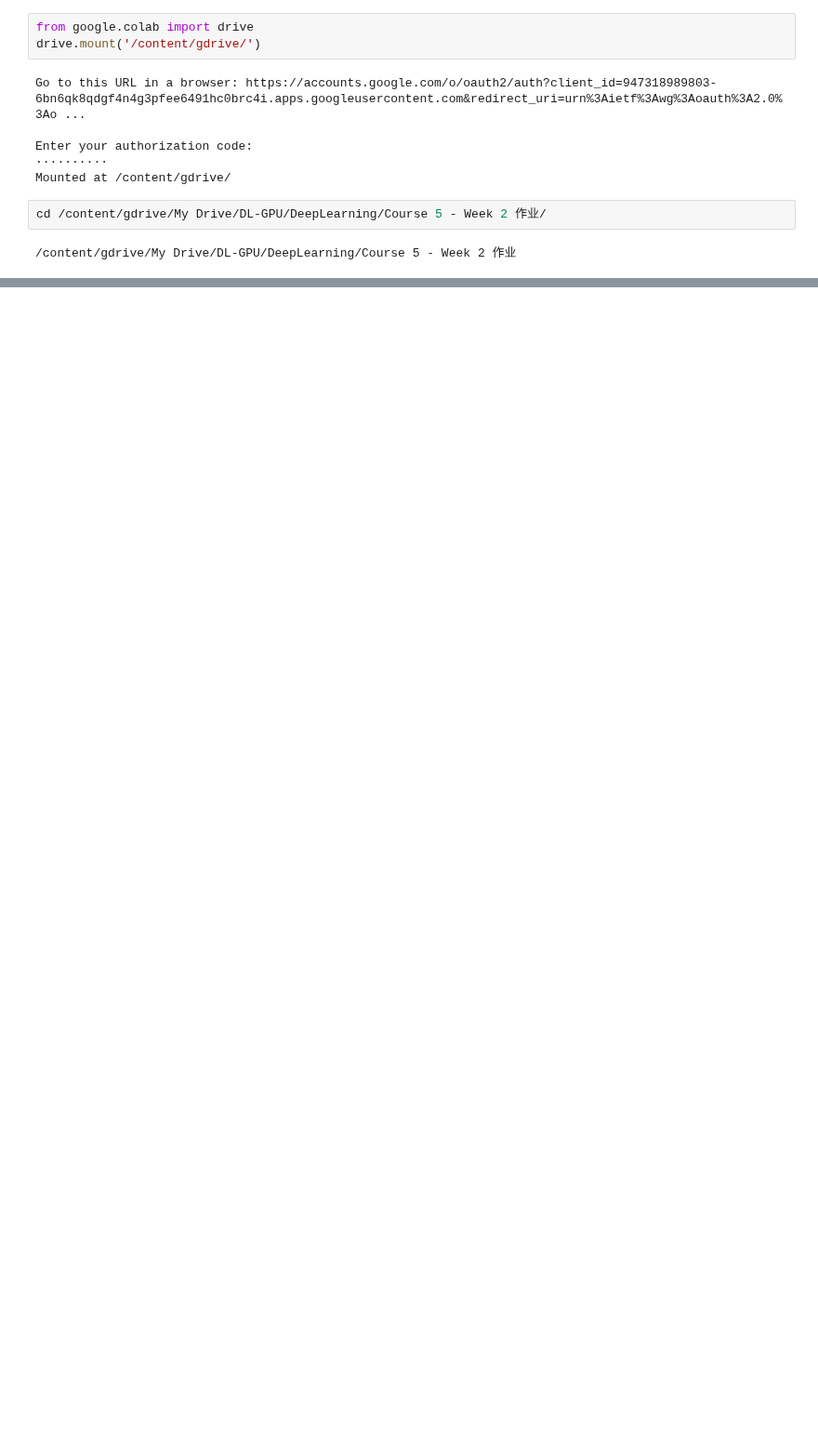
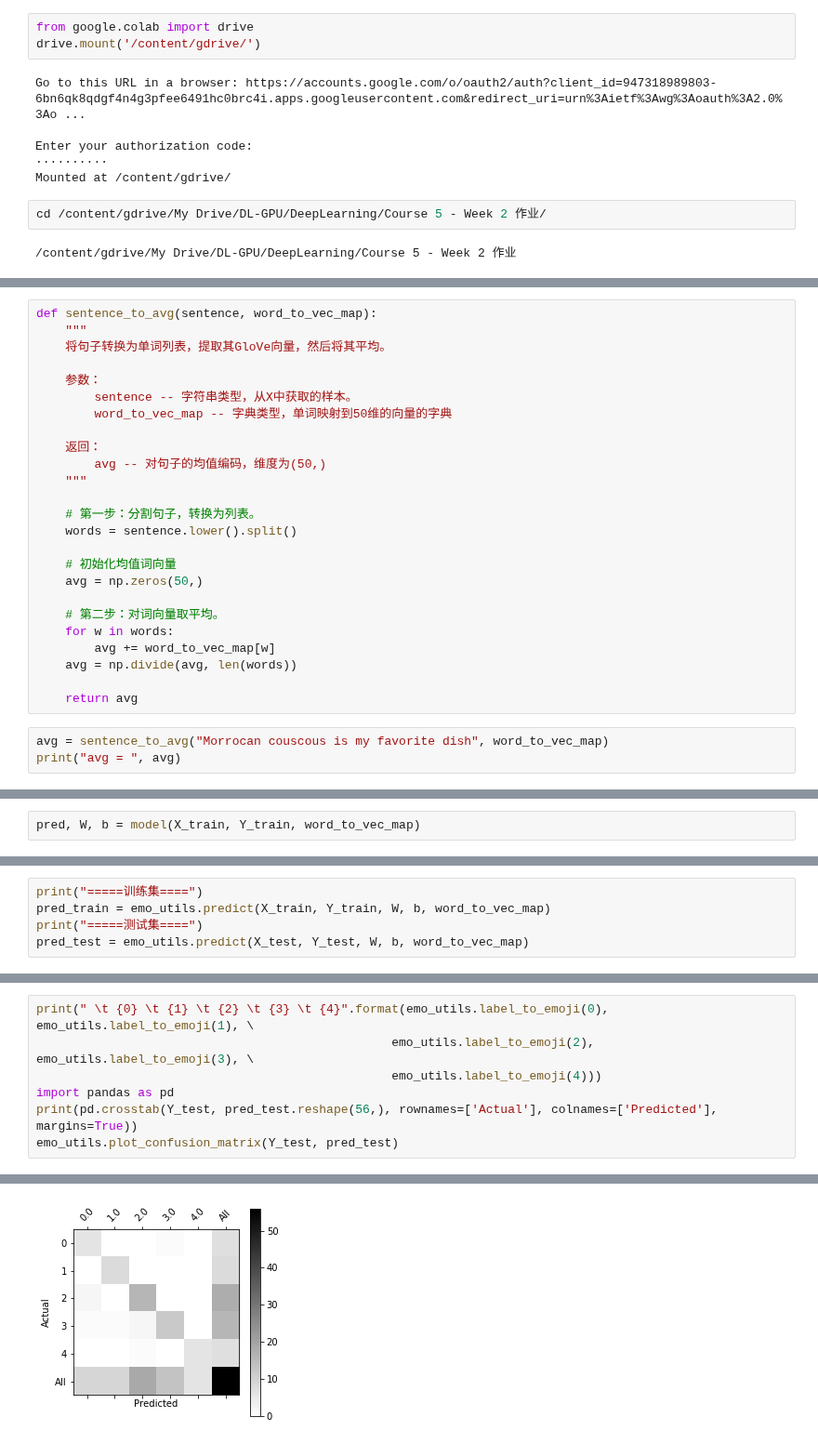
Before and after one commit to xiaochengJF/DeepLearning, a Jupyter notebook: Course_5_Week_2_作业.ipynb, the cells around one changed output, grey strips where cells are left out. Shown at 93% size. Drawn from its saved outputs; the diff is of its cells as text; blank space fills up the shorter version.

```diff
--- a/Course_5_Week_2_作业.ipynb
+++ b/Course_5_Week_2_作业.ipynb
@@ -27,0 +312,28 @@ FileNotFoundError: ignored
+# %%
+def sentence_to_avg(sentence, word_to_vec_map):
+    """
+    将句子转换为单词列表，提取其GloVe向量，然后将其平均。
+
+    参数：
+        sentence -- 字符串类型，从X中获取的样本。
+        word_to_vec_map -- 字典类型，单词映射到50维的向量的字典
+
+    返回：
+        avg -- 对句子的均值编码，维度为(50,)
+    """
+
+    # 第一步：分割句子，转换为列表。
+    words = sentence.lower().split()
+
+    # 初始化均值词向量
+    avg = np.zeros(50,)
+
+    # 第二步：对词向量取平均。
+    for w in words:
+        avg += word_to_vec_map[w]
+    avg = np.divide(avg, len(words))
+
+    return avg
+# %%
+avg = sentence_to_avg("Morrocan couscous is my favorite dish", word_to_vec_map)
+print("avg = ", avg)
@@ -27,0 +432,2 @@ FileNotFoundError: ignored
+# %%
+pred, W, b = model(X_train, Y_train, word_to_vec_map)
@@ -27,0 +443,5 @@ FileNotFoundError: ignored
+# %%
+print("=====训练集====")
+pred_train = emo_utils.predict(X_train, Y_train, W, b, word_to_vec_map)
+print("=====测试集====")
+pred_test = emo_utils.predict(X_test, Y_test, W, b, word_to_vec_map)
@@ -27,0 +468,8 @@ FileNotFoundError: ignored
+# %%
+print(" \t {0} \t {1} \t {2} \t {3} \t {4}".format(emo_utils.label_to_emoji(0), emo_utils.label_to_emoji(1), \
+                                                 emo_utils.label_to_emoji(2), emo_utils.label_to_emoji(3), \
+                                                 emo_utils.label_to_emoji(4)))
+import pandas as pd
+print(pd.crosstab(Y_test, pred_test.reshape(56,), rownames=['Actual'], colnames=['Predicted'], margins=True))
+emo_utils.plot_confusion_matrix(Y_test, pred_test)
+# %% [output]
@@ -27,0 +485 @@ FileNotFoundError: ignored
+[figure, added]
```
Also changed, not shown: parts of 44 cells of this notebook.
